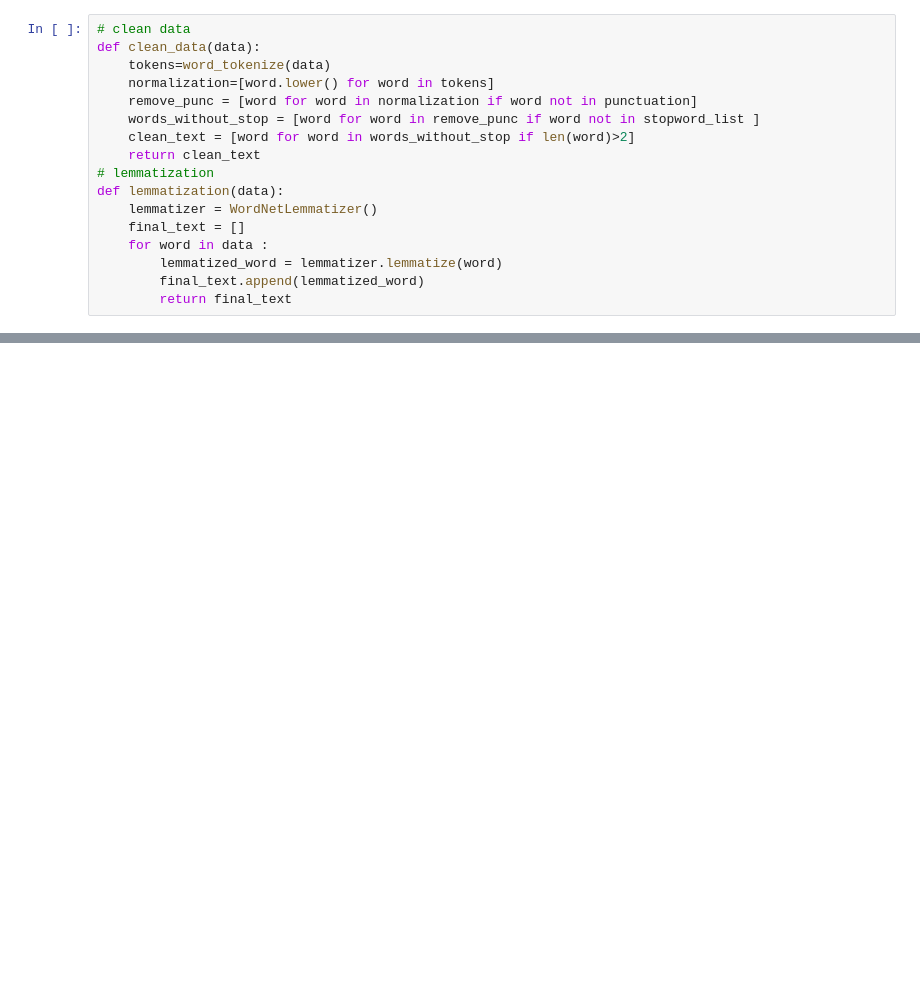
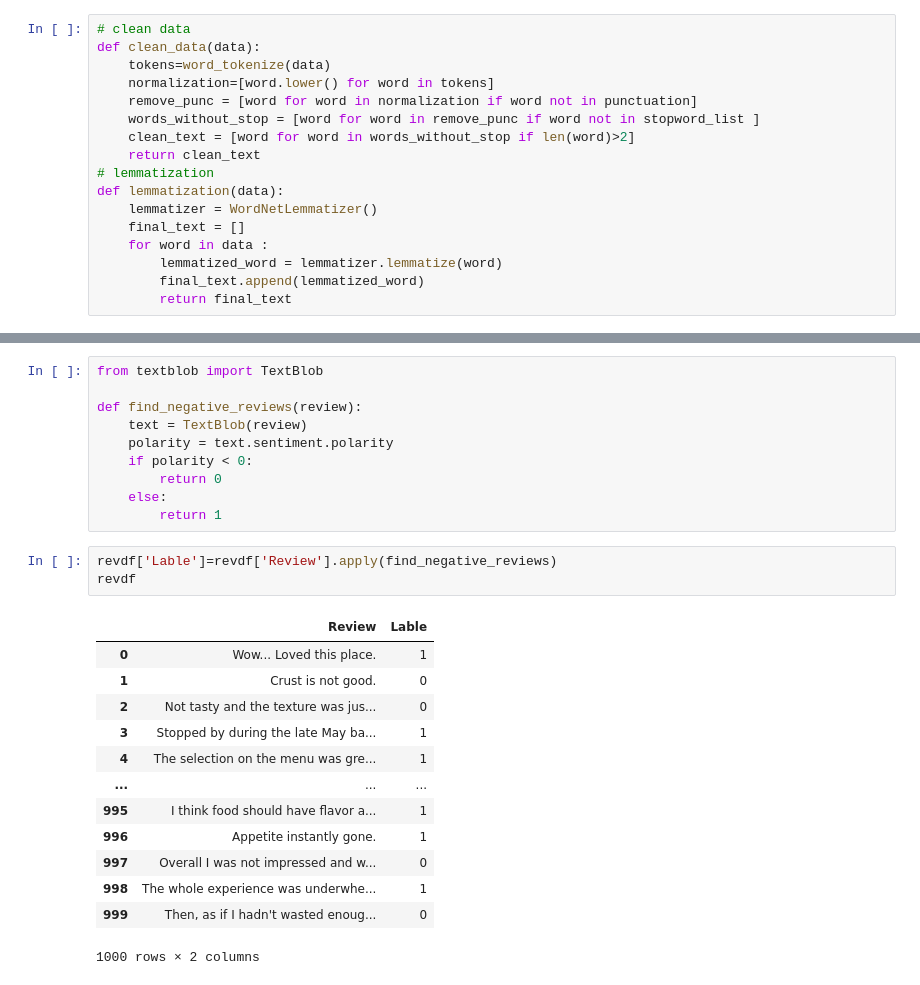
Before and after one commit to bhaskar112car/UnravelEats-A-Root-Cause-Analysis-of-Restaurant-Reviews., a Jupyter notebook: Root cause analysis.ipynb, the cells around one changed output, grey strips where cells are left out. Cells and saved outputs as stored; diff of their text form; blank space fills up the shorter version.

```diff
--- a/Root cause analysis.ipynb
+++ b/Root cause analysis.ipynb
@@ -339,0 +390,27 @@ def lemmatization(data):
+# %%
+from textblob import TextBlob
+
+def find_negative_reviews(review):
+    text = TextBlob(review)
+    polarity = text.sentiment.polarity
+    if polarity < 0:
+        return 0
+    else:
+        return 1
+# %%
+revdf['Lable']=revdf['Review'].apply(find_negative_reviews)
+revdf
+# %% [output]
+|  | Review | Lable |
+| 0 | Wow... Loved this place. | 1 |
+| 1 | Crust is not good. | 0 |
+| 2 | Not tasty and the texture was jus... | 0 |
+| 3 | Stopped by during the late May ba... | 1 |
+| 4 | The selection on the menu was gre... | 1 |
+| ... | ... | ... |
+| 995 | I think food should have flavor a... | 1 |
+| 996 | Appetite instantly gone. | 1 |
+| 997 | Overall I was not impressed and w... | 0 |
+| 998 | The whole experience was underwhe... | 1 |
+| 999 | Then, as if I hadn't wasted enoug... | 0 |
+1000 rows × 2 columns
```
Also changed, not shown: parts of 37 cells of this notebook.
